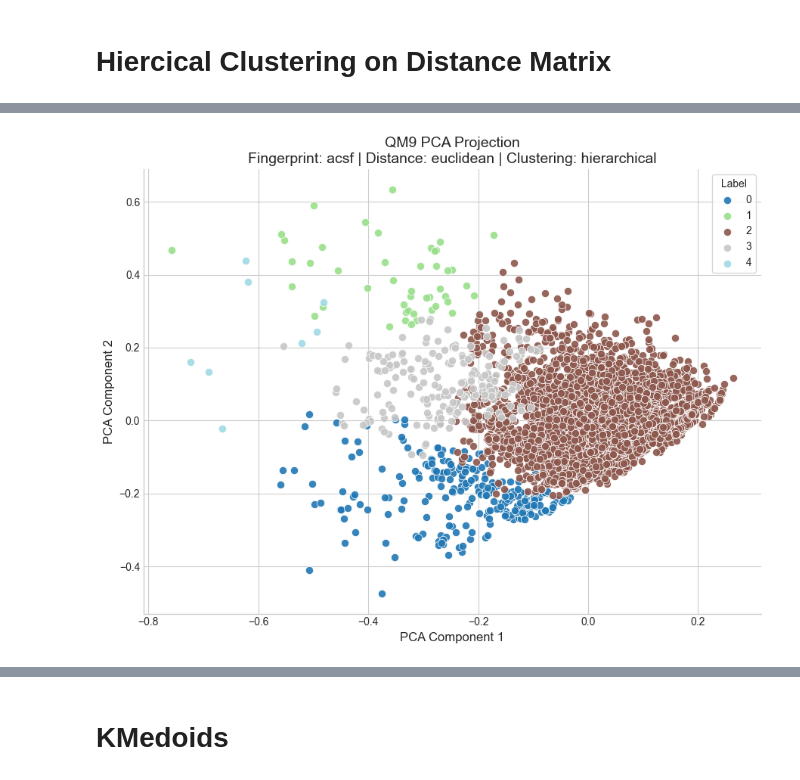
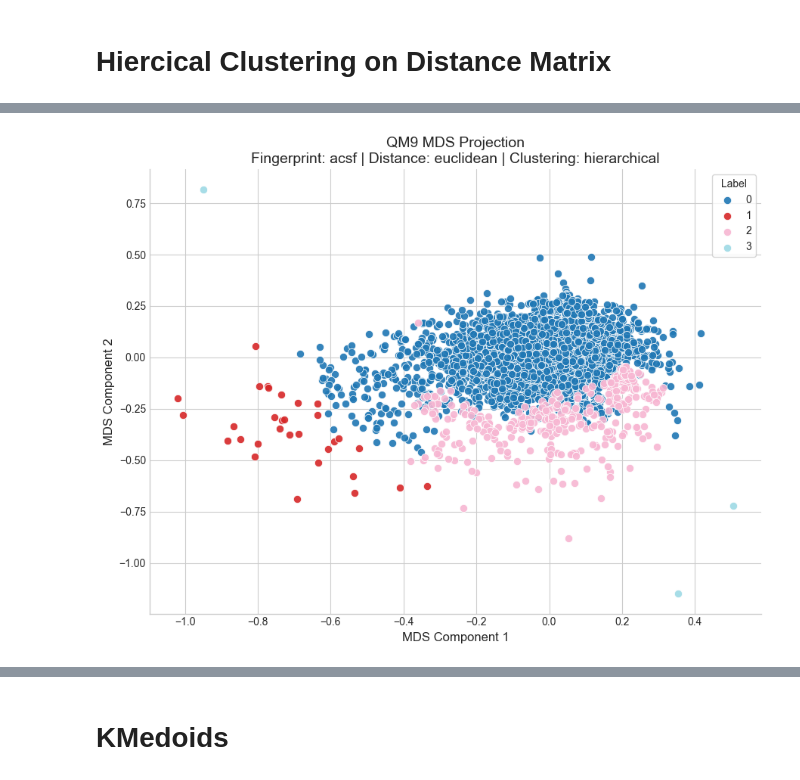
Before and after one commit to karlfindhansen/Non-Euclidean-Distances-in-Molecular-Representation, a Jupyter notebook: notebooks/QM9/clustering/euclidean/descriptors/acsf.ipynb, the cells around one changed output, grey strips where cells are left out. Saved outputs shown, nothing was run; the diff lists cells and outputs as text; code cells hidden in the pictures.

```diff
--- a/notebooks/QM9/clustering/euclidean/descriptors/acsf.ipynb
+++ b/notebooks/QM9/clustering/euclidean/descriptors/acsf.ipynb
@@ -29,7 +29,6 @@ X=np.array(df["acsf_embedding"].to_list())
 dist_matrix = qm9.get_distance_matrix(
     descriptor="acsf",
     dist_type="euclidean",
-    force_calculate=True,
     pca_components=4,
 )
 # %% [output]
@@ -81,13 +79,13 @@ create_chemiscope_viewer(df, X, labels_hier, 'PCA')
 [interactive output not drawn]
 # %%
 _=plot_distance_matrix_projection(
-    dist_matrix=X,
+    dist_matrix=dist_matrix,
     fingerprint="acsf",
     distance_metric="euclidean",
-    projection_method='PCA',
+    projection_method='MDS',
     dataset_name="qm9",
     labels=labels_hier,
     clustering_method="hierarchical"
 )
 # %% [output]
-[figure, old version]
+[figure, new version]
```
Also changed, not shown: parts of 41 cells of this notebook, 11 other files.
